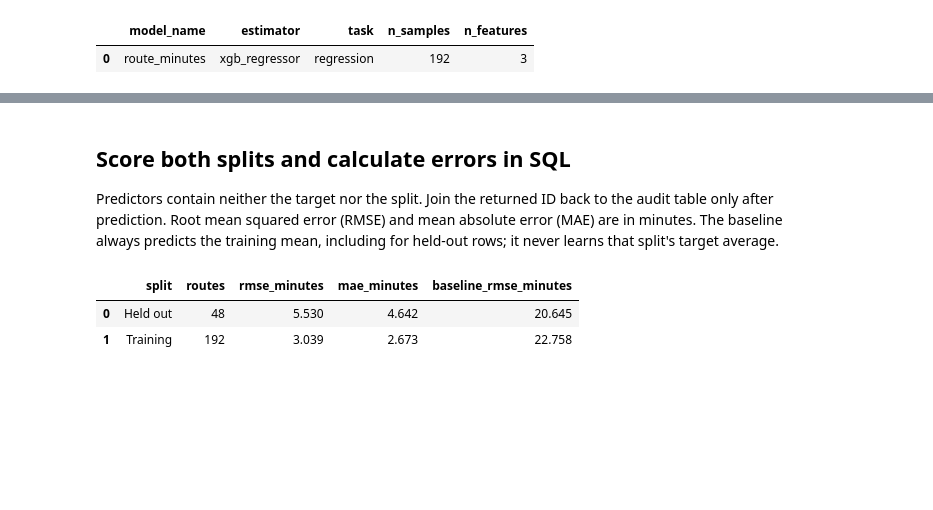
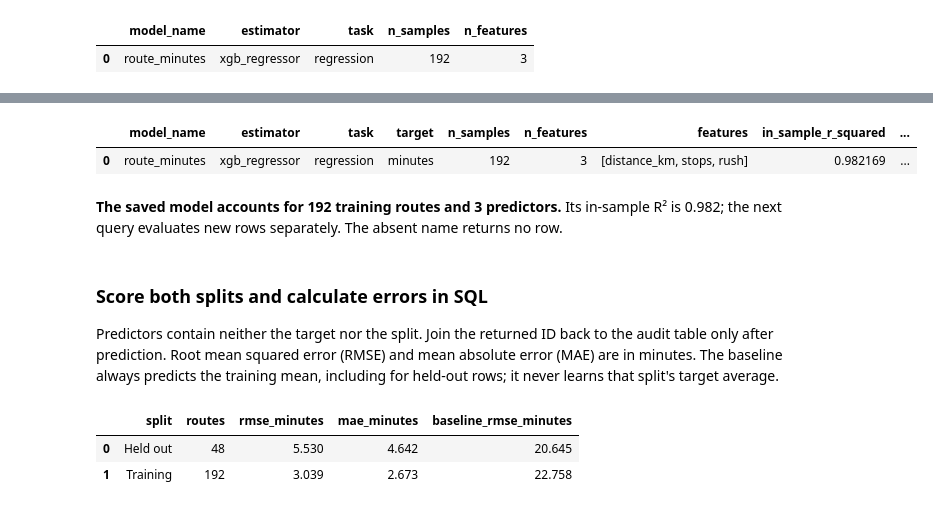
Before and after one commit to Query-farm/vgi-xgboost, a Jupyter notebook: notebooks/01_evaluate_predictions_before_explaining_them.ipynb, the cells around one changed output, grey strips where cells are left out. Cells and saved outputs as stored; diff of their text form; code cells hidden in the pictures; blank space fills up the shorter version.

```diff
--- a/notebooks/01_evaluate_predictions_before_explaining_them.ipynb
+++ b/notebooks/01_evaluate_predictions_before_explaining_them.ipynb
@@ -134,5 +130,15 @@ SELECT model_name,estimator,task,n_samples,n_features FROM fitted;
+# %%
+display(registry)
+assert len(registry) == 1 and registry.matches_fit_receipt.all() and registry.matches_lookup.all()
+assert registry.absent_name_rows.iloc[0] == 0
+assert list(registry.features.iloc[0]) == ["distance_km", "stops", "rush"]
+prose(f"**The saved model accounts for {int(registry.n_samples.iloc[0])} training routes and {int(registry.n_features.iloc[0])} predictors.** Its in-sample R² is {registry.in_sample_r_squared.iloc[0]:.3f}; the next query evaluates new rows separately. The absent name returns no row.")
+# %% [output]
+|  | model_name | estimator | task | target | n_samples | n_features | features | in_sample_r_squared | ... |
+| 0 | route_minutes | xgb_regressor | regression | minutes | 192 | 3 | [distance_km, stops, rush] | 0.982169 | ... |
+**The saved model accounts for 192 training routes and 3 predictors.** Its in-sample R² is 0.982; the next query evaluates new rows separately. The absent name returns no row.
 # %% [markdown]
-## Score both splits and calculate errors in SQL
+### Score both splits and calculate errors in SQL
 
 Predictors contain neither the target nor the split. Join the returned ID back to
 the audit table only after prediction. Root mean squared error (RMSE) and mean
```
Also changed, not shown: parts of 23 cells of this notebook, 17 other files.
